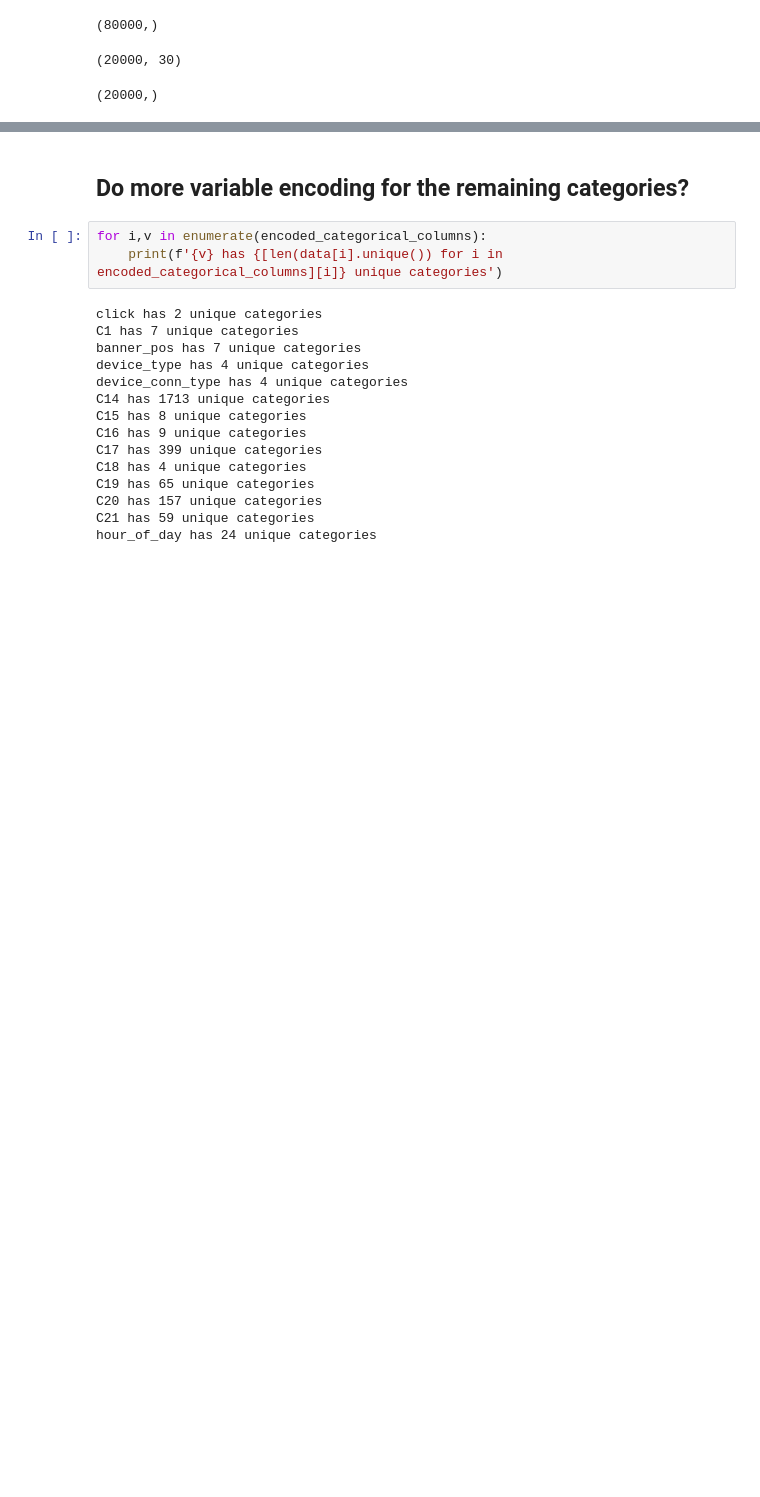
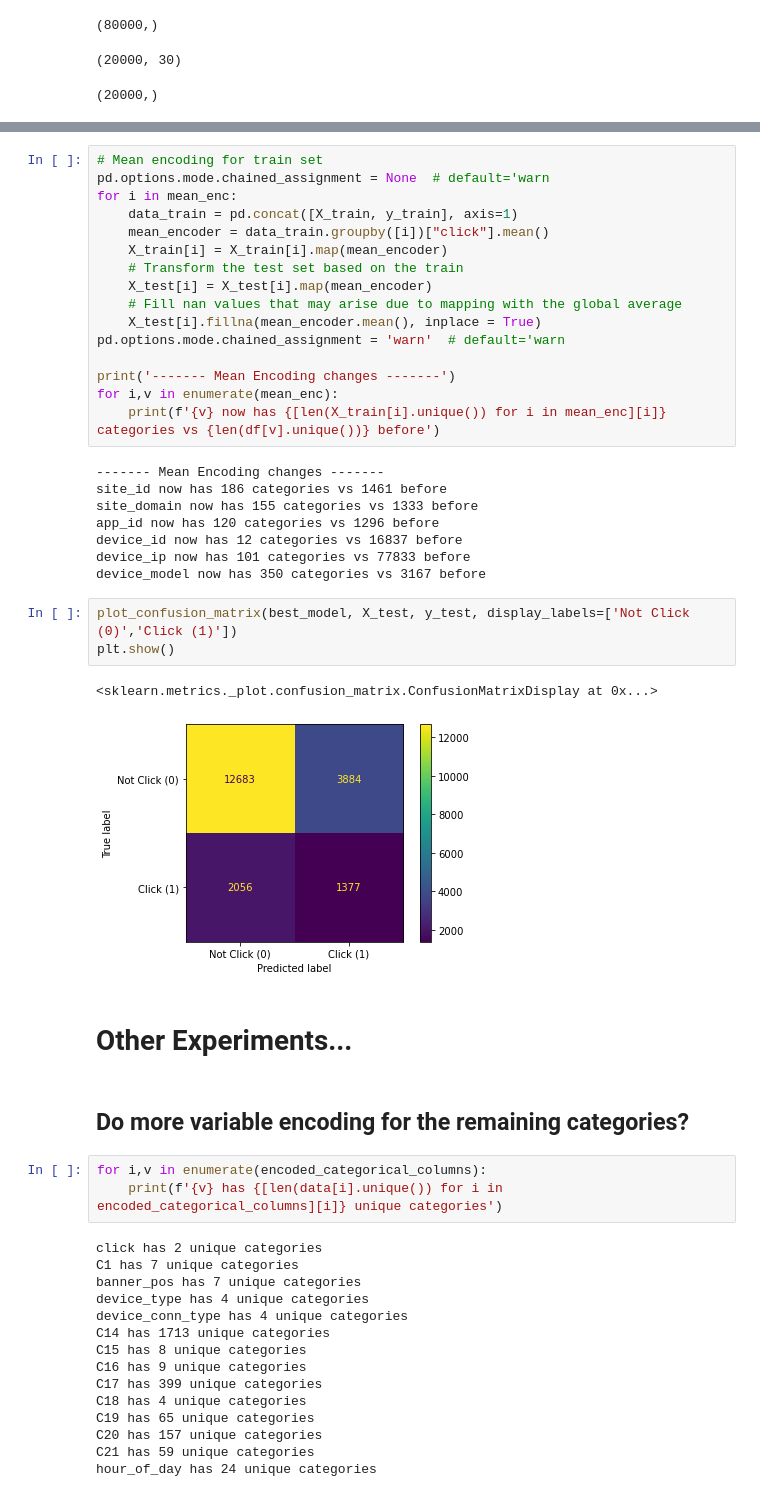
Before and after one commit to gilnribeiro/ML-Ad-Clicks-Project, a Jupyter notebook: Pre-processing.ipynb, the cells around one changed output, grey strips where cells are left out. Saved outputs shown, nothing was run; the diff lists cells and outputs as text; blank space fills up the shorter version.

Commit message:
Added a Grid Search Function with Mean encoded CV + made test models + checked for data leakage

```diff
--- a/Pre-processing.ipynb
+++ b/Pre-processing.ipynb
@@ -248,3 +250,35 @@ Text(0.5, 1.0, 'Decision Tree Balanced Weights Dataset')
+# %%
+# Mean encoding for train set
+pd.options.mode.chained_assignment = None  # default='warn
+for i in mean_enc:
+    data_train = pd.concat([X_train, y_train], axis=1)
+    mean_encoder = data_train.groupby([i])["click"].mean()
+    X_train[i] = X_train[i].map(mean_encoder)
+    # Transform the test set based on the train
+    X_test[i] = X_test[i].map(mean_encoder)
+    # Fill nan values that may arise due to mapping with the global average
+    X_test[i].fillna(mean_encoder.mean(), inplace = True)
+pd.options.mode.chained_assignment = 'warn'  # default='warn
+
+print('------- Mean Encoding changes -------')
+for i,v in enumerate(mean_enc):
+    print(f'{v} now has {[len(X_train[i].unique()) for i in mean_enc][i]} categories vs {len(df[v].unique())} before')
+# %% [output]
+------- Mean Encoding changes -------
+site_id now has 186 categories vs 1461 before
+site_domain now has 155 categories vs 1333 before
+app_id now has 120 categories vs 1296 before
+device_id now has 12 categories vs 16837 before
+device_ip now has 101 categories vs 77833 before
+device_model now has 350 categories vs 3167 before
+# %%
+plot_confusion_matrix(best_model, X_test, y_test, display_labels=['Not Click (0)','Click (1)'])
+plt.show()
+# %% [output]
+<sklearn.metrics._plot.confusion_matrix.ConfusionMatrixDisplay at 0x...>
+[figure, added]
+# %% [markdown]
+# Other Experiments...
 # %% [markdown]
 ## Do more variable encoding for the remaining categories?
 # %%
```
Also changed, not shown: parts of 14 cells of this notebook.
